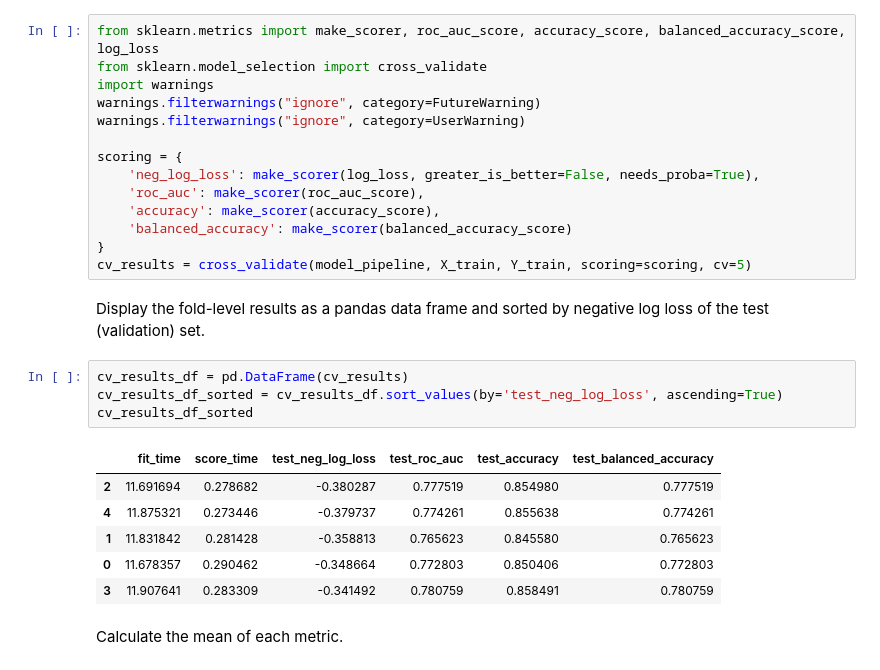
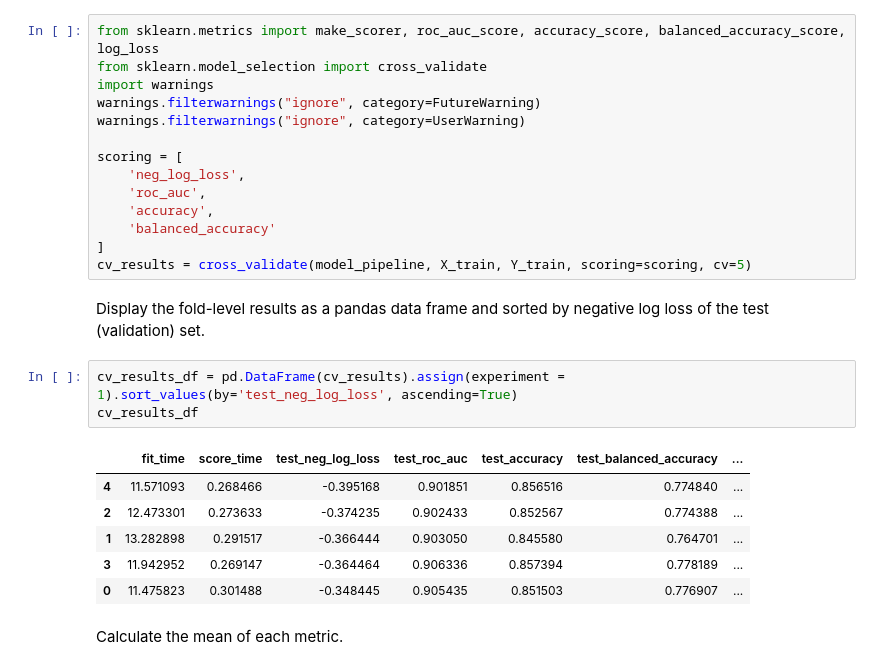
Before and after one commit to renrihui8415/scaling_to_production, a Jupyter notebook: 02_activities/assignments/assignment_2.ipynb, the cells around one changed output. Saved outputs shown, nothing was run; the diff lists cells and outputs as text.

```diff
--- a/02_activities/assignments/assignment_2.ipynb
+++ b/02_activities/assignments/assignment_2.ipynb
@@ -239,25 +239,24 @@ import warnings
 warnings.filterwarnings("ignore", category=FutureWarning)
 warnings.filterwarnings("ignore", category=UserWarning)
 
-scoring = {
-    'neg_log_loss': make_scorer(log_loss, greater_is_better=False, needs_proba=True),
-    'roc_auc': make_scorer(roc_auc_score),
-    'accuracy': make_scorer(accuracy_score),
-    'balanced_accuracy': make_scorer(balanced_accuracy_score)
-}
+scoring = [
+    'neg_log_loss',
+    'roc_auc',
+    'accuracy',
+    'balanced_accuracy'
+]
 cv_results = cross_validate(model_pipeline, X_train, Y_train, scoring=scoring, cv=5)
 # %% [markdown]
 Display the fold-level results as a pandas data frame and sorted by negative log loss of the test (validation) set.
 # %%
-cv_results_df = pd.DataFrame(cv_results)
-cv_results_df_sorted = cv_results_df.sort_values(by='test_neg_log_loss', ascending=True)
-cv_results_df_sorted
+cv_results_df = pd.DataFrame(cv_results).assign(experiment = 1).sort_values(by='test_neg_log_loss', ascending=True)
+cv_results_df
 # %% [output]
-|  | fit_time | score_time | test_neg_log_loss | test_roc_auc | test_accuracy | test_balanced_accuracy |
-| 2 | 11.691694 | 0.278682 | -0.380287 | 0.777519 | 0.854980 | 0.777519 |
-| 4 | 11.875321 | 0.273446 | -0.379737 | 0.774261 | 0.855638 | 0.774261 |
-| 1 | 11.831842 | 0.281428 | -0.358813 | 0.765623 | 0.845580 | 0.765623 |
-| 0 | 11.678357 | 0.290462 | -0.348664 | 0.772803 | 0.850406 | 0.772803 |
-| 3 | 11.907641 | 0.283309 | -0.341492 | 0.780759 | 0.858491 | 0.780759 |
+|  | fit_time | score_time | test_neg_log_loss | test_roc_auc | test_accuracy | test_balanced_accuracy | ... |
+| 4 | 11.571093 | 0.268466 | -0.395168 | 0.901851 | 0.856516 | 0.774840 | ... |
+| 2 | 12.473301 | 0.273633 | -0.374235 | 0.902433 | 0.852567 | 0.774388 | ... |
+| 1 | 13.282898 | 0.291517 | -0.366444 | 0.903050 | 0.845580 | 0.764701 | ... |
+| 3 | 11.942952 | 0.269147 | -0.364464 | 0.906336 | 0.857394 | 0.778189 | ... |
+| 0 | 11.475823 | 0.301488 | -0.348445 | 0.905435 | 0.851503 | 0.776907 | ... |
 # %% [markdown]
 Calculate the mean of each metric.
```
Also changed, not shown: parts of 3 cells of this notebook.
